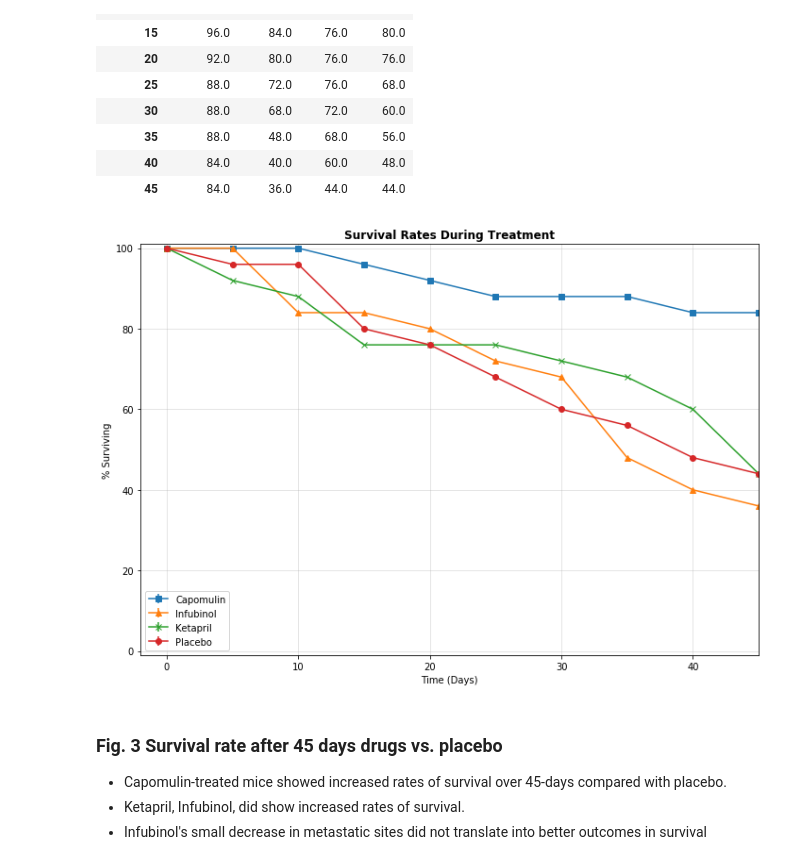
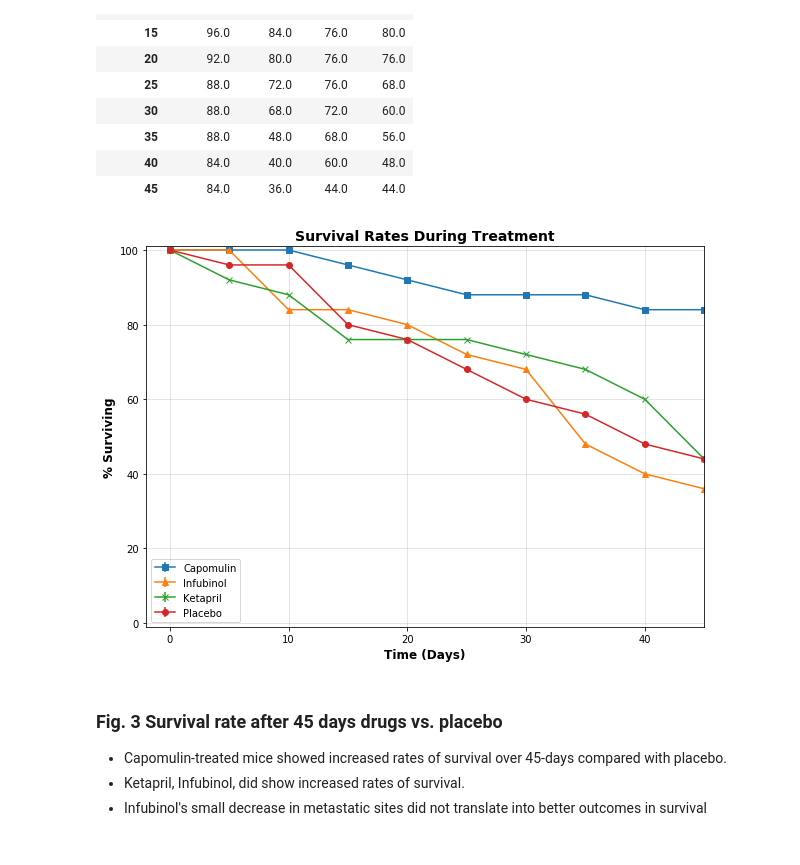
Before and after one commit to lweislo/Homework-5, a Jupyter notebook: weislo-homework5.ipynb, the cells around one changed output. Cells and saved outputs as stored; diff of their text form; code cells hidden in the pictures.

```diff
--- a/weislo-homework5.ipynb
+++ b/weislo-homework5.ipynb
@@ -289,24 +332,27 @@ survival
 | 40 | 84.0 | 40.0 | 60.0 | 48.0 |
 | 45 | 84.0 | 36.0 | 44.0 | 44.0 |
 # %%
-# Generate the Plot - selecting markers from a list
+# Generate the Plot using the custom function dataplot (above), ignoring error
 errors = 0
 dataplot(survival, errors)
-plt.title('Survival Rates During Treatment', fontsize=12, fontweight="bold")
-plt.xlabel('Time (Days)')
-plt.ylabel('% Surviving')
+# Give the plot a title, labels
+plt.title('Survival Rates During Treatment', fontsize=14, fontweight="bold")
+plt.xlabel('Time (Days)',fontsize=12, fontweight="bold")
+plt.ylabel('% Surviving',fontsize=12, fontweight="bold")
 plt.legend(loc='best')
-plt.tight_layout()
+
+#Adjust limits, grid
 plt.grid(alpha=0.4)
 plt.xlim(-2, 45)
 plt.ylim(-1, 101)
+
 # Save the Figure
 plt.savefig('survival_rates.png')
 
 # Show the Figure
 plt.show()
 # %% [output]
-[figure, old version]
+[figure, new version]
 # %% [markdown]
 ### Fig. 3 Survival rate after 45 days drugs vs. placebo
 * Capomulin-treated mice showed increased rates of survival over 45-days compared with placebo.
```
Also changed, not shown: parts of 13 cells of this notebook.
